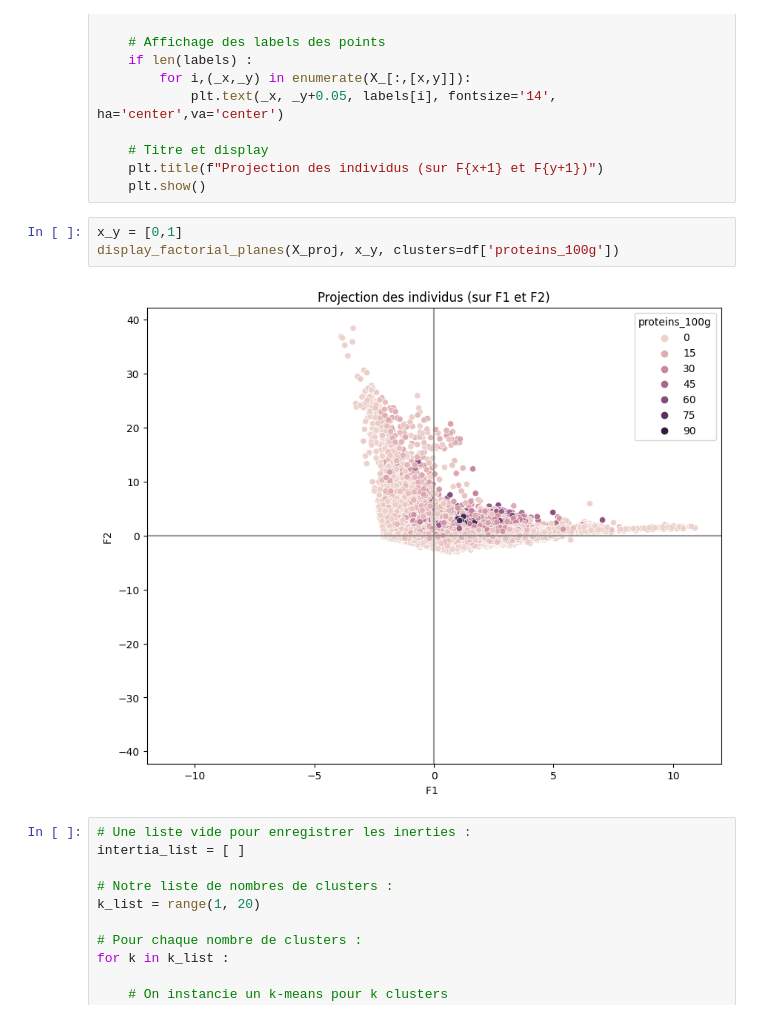
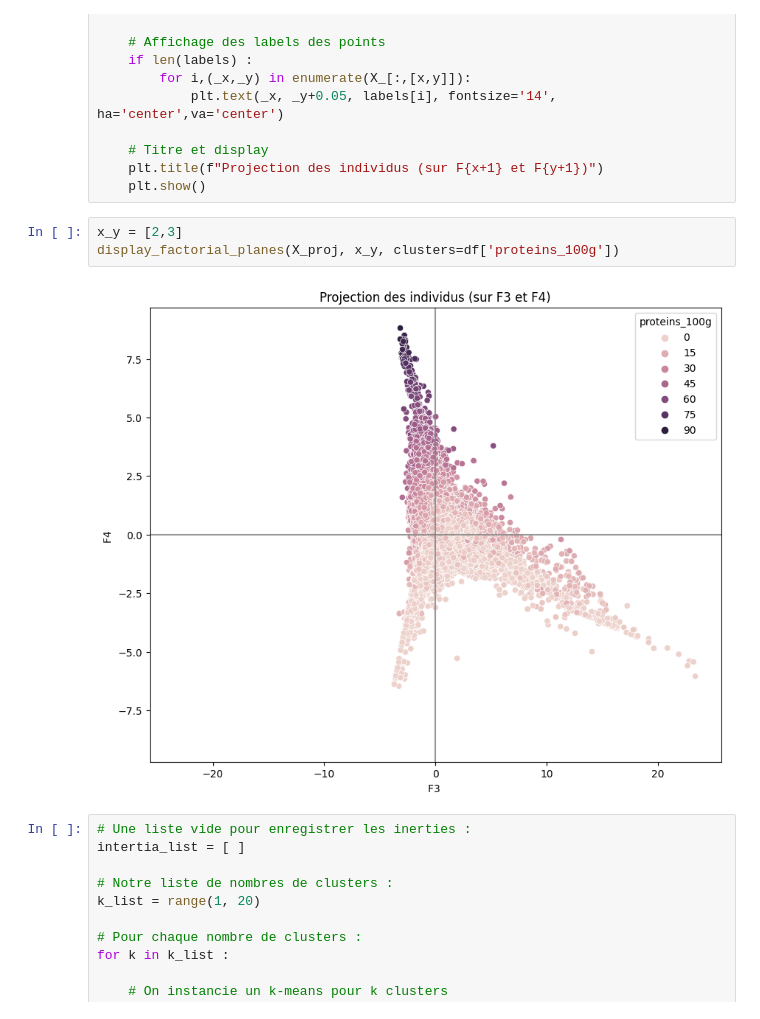
Before and after one commit to ThomasMeb/App_Sante_Publique_France, a Jupyter notebook: Explo.ipynb, the cells around one changed output. Drawn from its saved outputs; the diff is of its cells as text.

```diff
--- a/Explo.ipynb
+++ b/Explo.ipynb
@@ -491,10 +447,10 @@ def display_factorial_planes(   X_projected,
     plt.title(f"Projection des individus (sur F{x+1} et F{y+1})")
     plt.show()
 # %%
-x_y = [0,1]
+x_y = [2,3]
 display_factorial_planes(X_proj, x_y, clusters=df['proteins_100g'])
 # %% [output]
-[figure, old version]
+[figure, new version]
 # %%
 # Une liste vide pour enregistrer les inerties :
 intertia_list = [ ]
```
Also changed, not shown: parts of 36 cells of this notebook, 2 other files.
